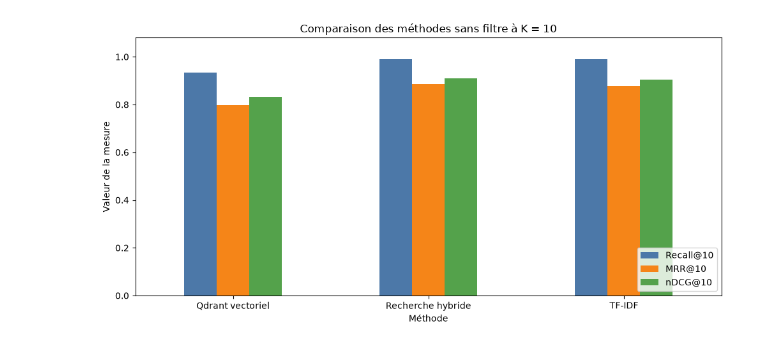
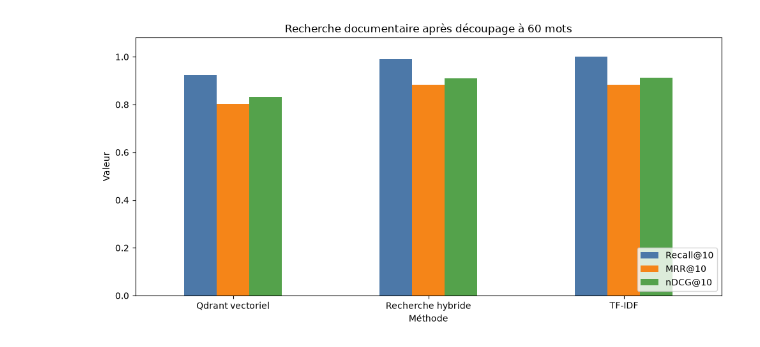
Before and after one commit to Kouraogo22/Projet_vectoriel-, a Jupyter notebook: notebooks/evaluation.ipynb, the cells around one changed output. Saved outputs shown, nothing was run; the diff lists cells and outputs as text; code cells hidden in the pictures.

```diff
--- a/notebooks/evaluation.ipynb
+++ b/notebooks/evaluation.ipynb
@@ -5,15 +7,12 @@ L'évaluation porte sur le corpus équilibré de **900 documents**. Elle compare
 # %%
 from pathlib import Path
-import sys
+import json
 import pandas as pd
 import matplotlib.pyplot as plt
-
 ROOT = Path.cwd()
-if not (ROOT / 'evaluation').exists():
-    ROOT = ROOT.parent
-sys.path.insert(0, str(ROOT))
-
-from evaluation.evaluate_balanced_collection import main
-
-main()
+if not (ROOT / 'src').exists(): ROOT = ROOT.parent
+RESULTS = ROOT / 'evaluation/results/chapter4_selected'
+manifest = json.loads((RESULTS/'protocol_comparison_manifest.json').read_text())
+print('Collection :', manifest['collection'])
+print('Taille retenue :', manifest['chunk_size'], 'mots ; chevauchement inclus :', manifest['chunk_overlap'])
 # %% [output]
@@ -62,11 +48,8 @@ display(summary[['Méthode', 'Scénario'] + metric_columns].round(4))
 # %%
-plot_data = summary[summary['Scénario'] == 'Sans filtre'].set_index('Méthode')[['Recall@10', 'MRR@10', 'nDCG@10']]
-ax = plot_data.plot.bar(figsize=(10, 5), rot=0, ylim=(0, 1.08), color=['#4C78A8', '#F58518', '#54A24B'])
-ax.set_ylabel('Valeur de la mesure')
-ax.set_title('Comparaison des méthodes sans filtre à K = 10')
-ax.legend(loc='lower right')
-plt.tight_layout()
-plt.show()
+plot_data=summary[summary['Scénario']=='Sans filtre'].set_index('Méthode')[['Recall@10','MRR@10','nDCG@10']]
+ax=plot_data.plot.bar(figsize=(10,5),rot=0,ylim=(0,1.08),color=['#4C78A8','#F58518','#54A24B'])
+ax.set_ylabel('Valeur'); ax.set_title('Recherche documentaire après découpage à 60 mots')
+ax.legend(loc='lower right'); plt.tight_layout(); plt.show()
 # %% [output]
-[figure, old version]
+[figure, new version]
 # %%
```
Also changed, not shown: parts of 9 cells of this notebook, 12 other files.
